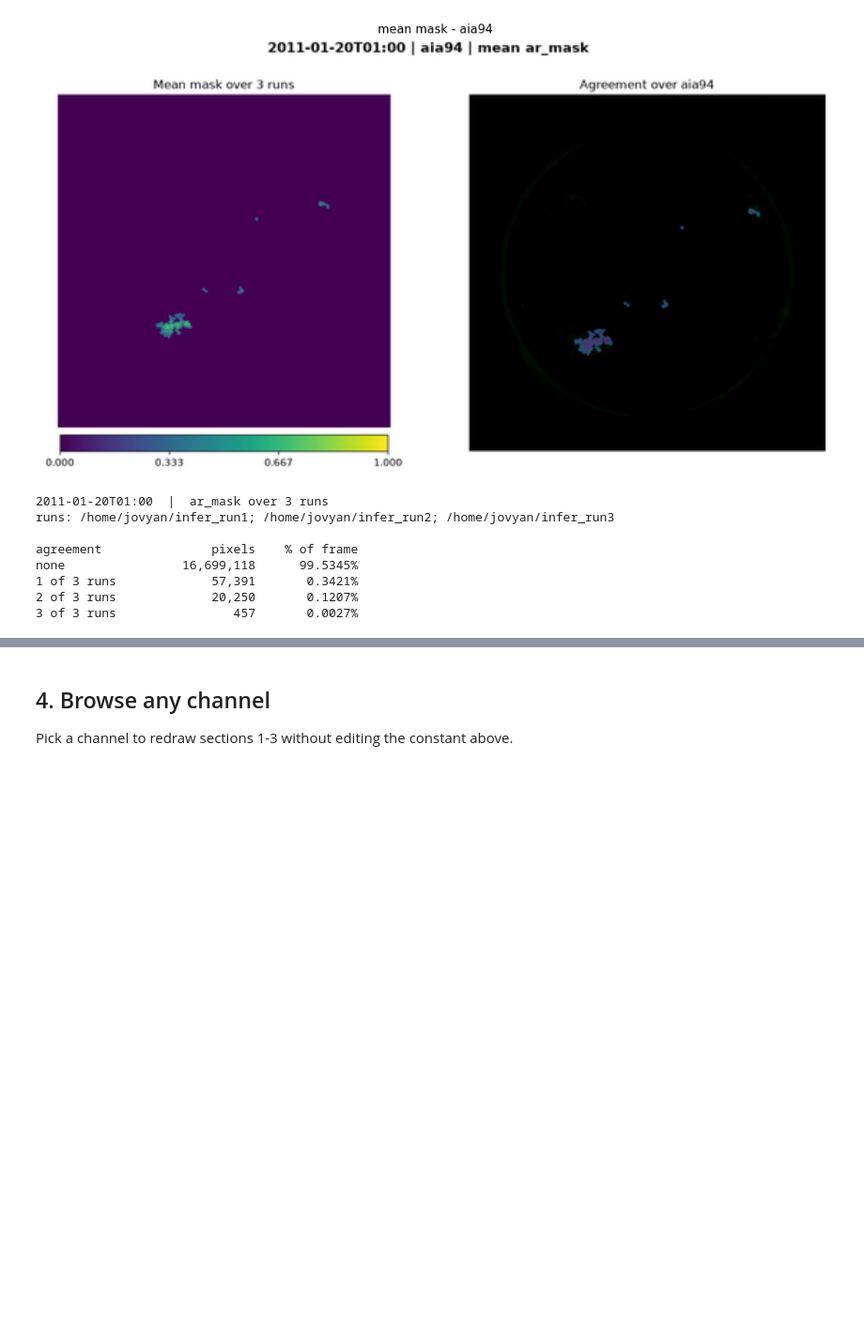
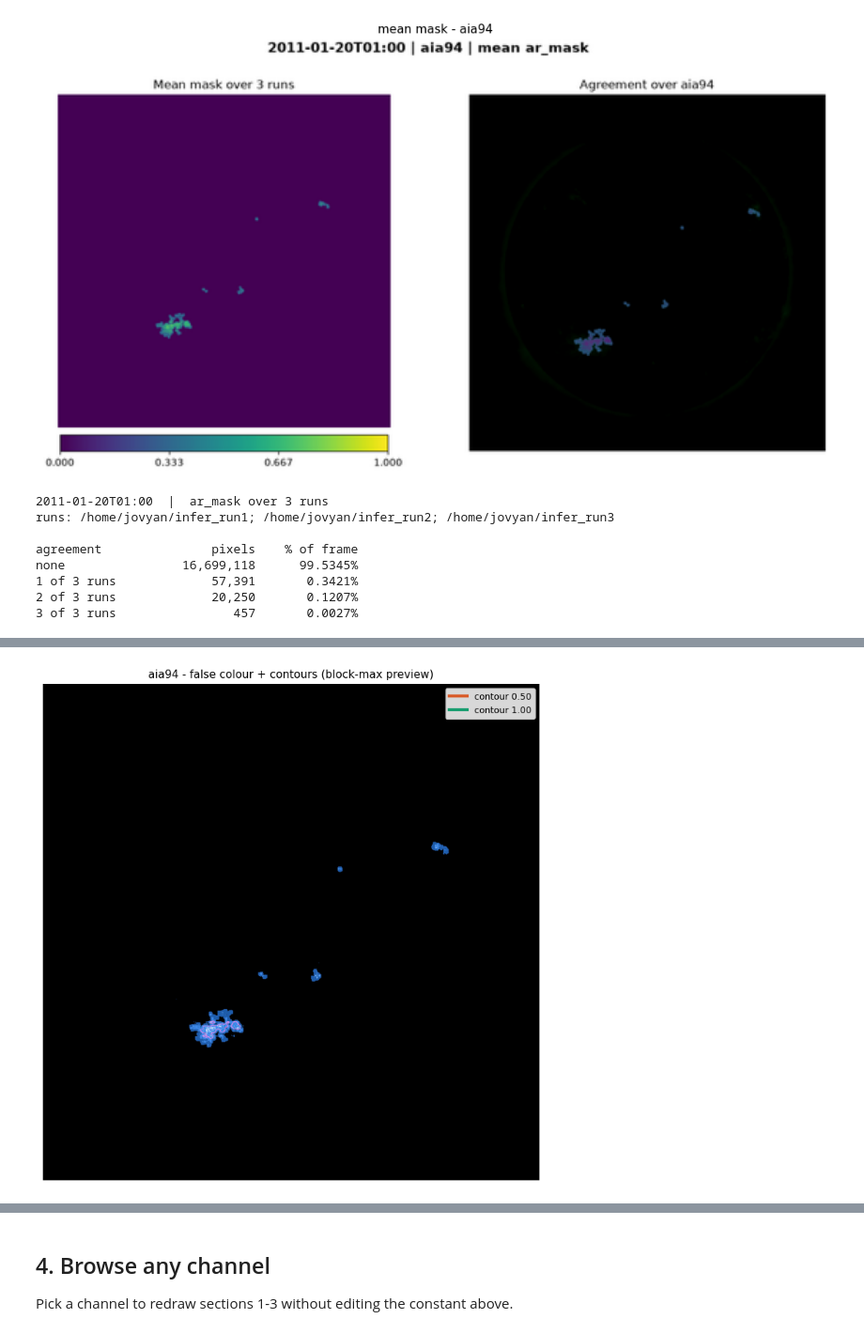
Before and after one commit to brianthomas/surya_ar_seg_uncertainty, a Jupyter notebook: downstream_examples/ar_segmentation/view_results.ipynb, the cells around one changed output, grey strips where cells are left out. Shown at 94% size. Cells and saved outputs as stored; diff of their text form; code cells hidden in the pictures; blank space fills up the shorter version.

Commit message:
update view results notebook with 0.5 contour in section 3

```diff
--- a/downstream_examples/ar_segmentation/view_results.ipynb
+++ b/downstream_examples/ar_segmentation/view_results.ipynb
@@ -184,0 +225,15 @@ Blocky edges are real: the disagreement follows the model's 16-pixel patch grid.
+# %%
+if contoured is not None:
+    legend = [
+        plt.Line2D([], [], color=c, lw=3, label=f"contour {lv:.2f}")
+        for lv, c in sorted(CONTOUR_LEVELS.items())
+    ]
+
+    fig, ax = plt.subplots(figsize=(9, 9))
+    ax.imshow(block_max(contoured, 4))  # max-downsample so thin lines survive
+    ax.set_title(f"{CHANNEL} - false colour + contours (block-max preview)", fontsize=11)
+    ax.legend(handles=legend, loc="upper right", framealpha=0.85, fontsize=9)
+    ax.axis("off")
+    plt.show()
+# %% [output]
+[figure, added]
```
Also changed, not shown: parts of 7 cells of this notebook.
